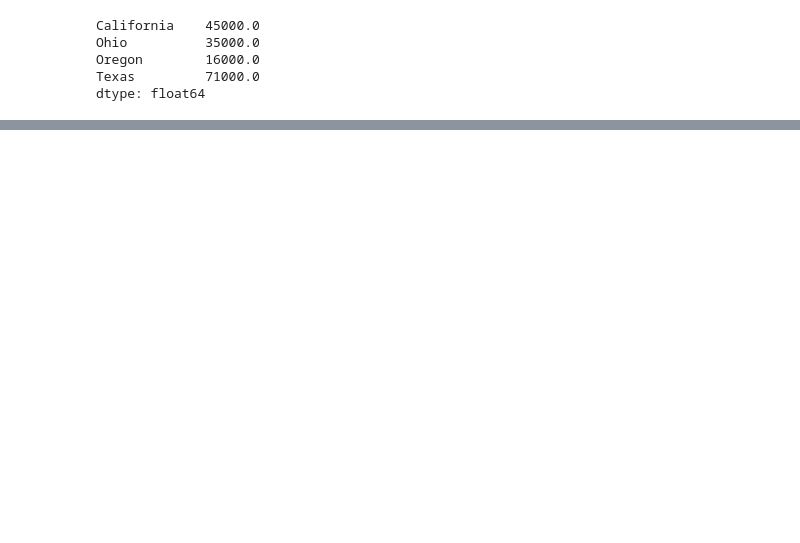
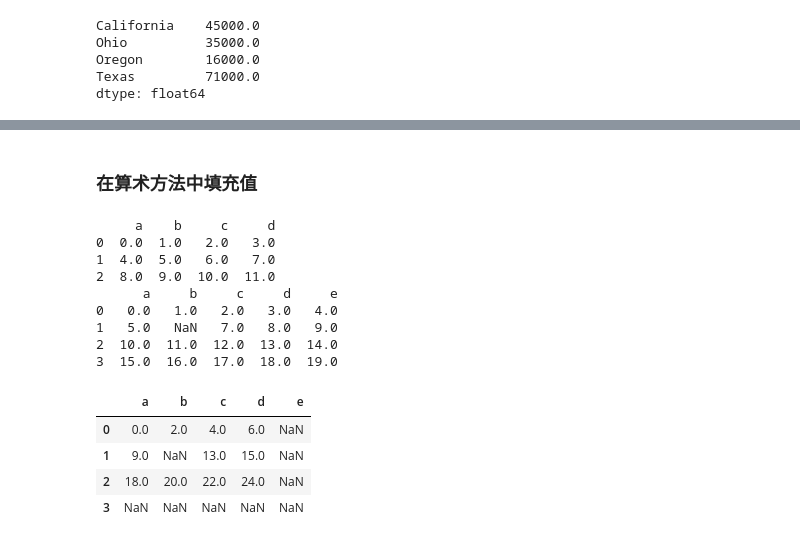
Before and after one commit to Maleeran/data_analytics, a Jupyter notebook: 01_getting_started/pandas.ipynb, the cells around one changed output, grey strips where cells are left out. Drawn from its saved outputs; the diff is of its cells as text; code cells hidden in the pictures; blank space fills up the shorter version.

```diff
--- a/01_getting_started/pandas.ipynb
+++ b/01_getting_started/pandas.ipynb
@@ -101,0 +439,27 @@ dtype: float64
+# %% [markdown]
+### 在算术方法中填充值
+# %%
+df3 = pd.DataFrame(np.arange(12.).reshape(3, 4), columns=list('abcd'))
+df4 = pd.DataFrame(np.arange(20.).reshape(4, 5), columns=list('abcde'))
+
+df4.loc[1, 'b'] = np.nan
+
+print(df3)
+print(df4)
+
+df3 + df4
+# %% [output]
+     a    b     c     d
+0  0.0  1.0   2.0   3.0
+1  4.0  5.0   6.0   7.0
+2  8.0  9.0  10.0  11.0
+      a     b     c     d     e
+0   0.0   1.0   2.0   3.0   4.0
+1   5.0   NaN   7.0   8.0   9.0
+2  10.0  11.0  12.0  13.0  14.0
+3  15.0  16.0  17.0  18.0  19.0
+|  | a | b | c | d | e |
+| 0 | 0.0 | 2.0 | 4.0 | 6.0 | NaN |
+| 1 | 9.0 | NaN | 13.0 | 15.0 | NaN |
+| 2 | 18.0 | 20.0 | 22.0 | 24.0 | NaN |
+| 3 | NaN | NaN | NaN | NaN | NaN |
```
Also changed, not shown: parts of 52 cells of this notebook.
